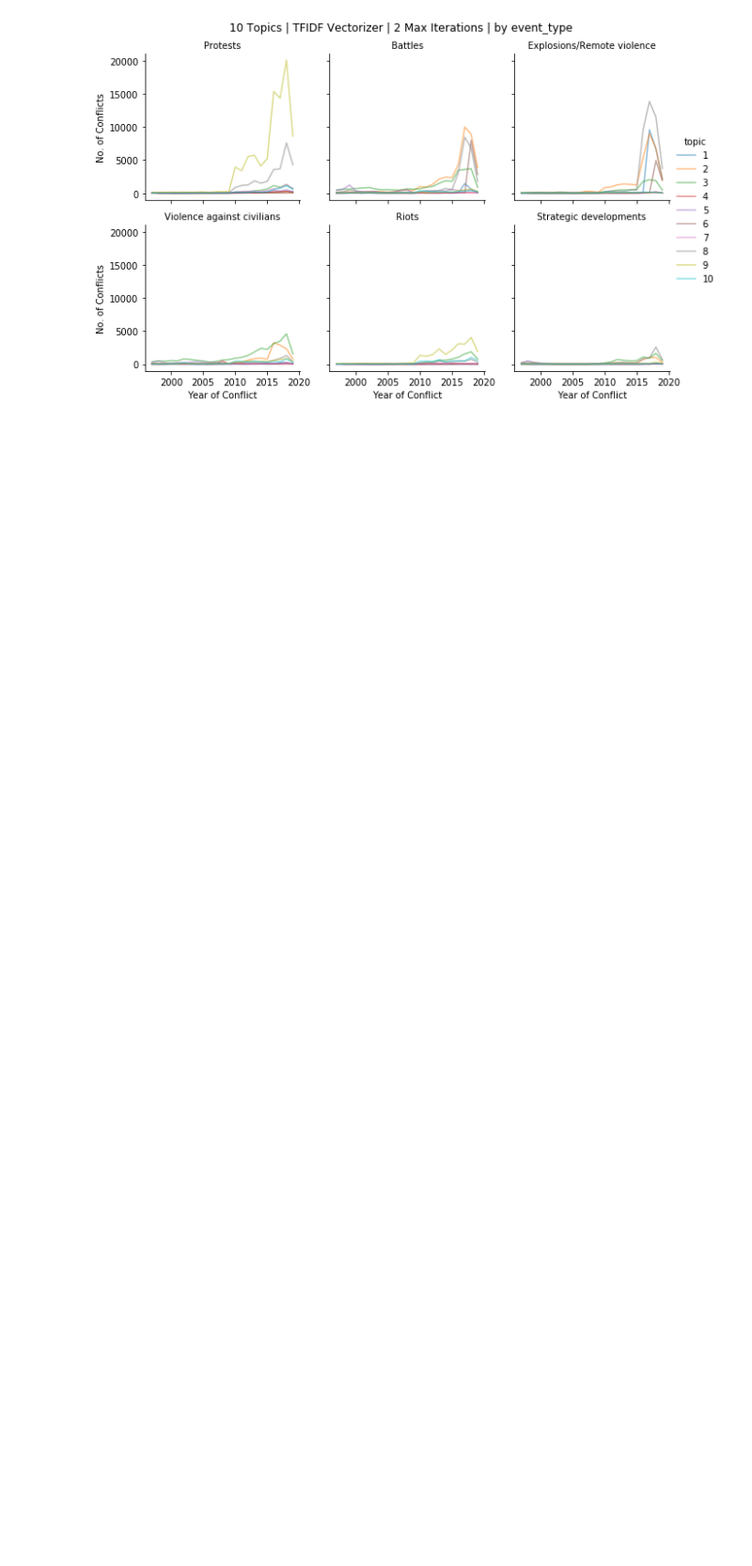
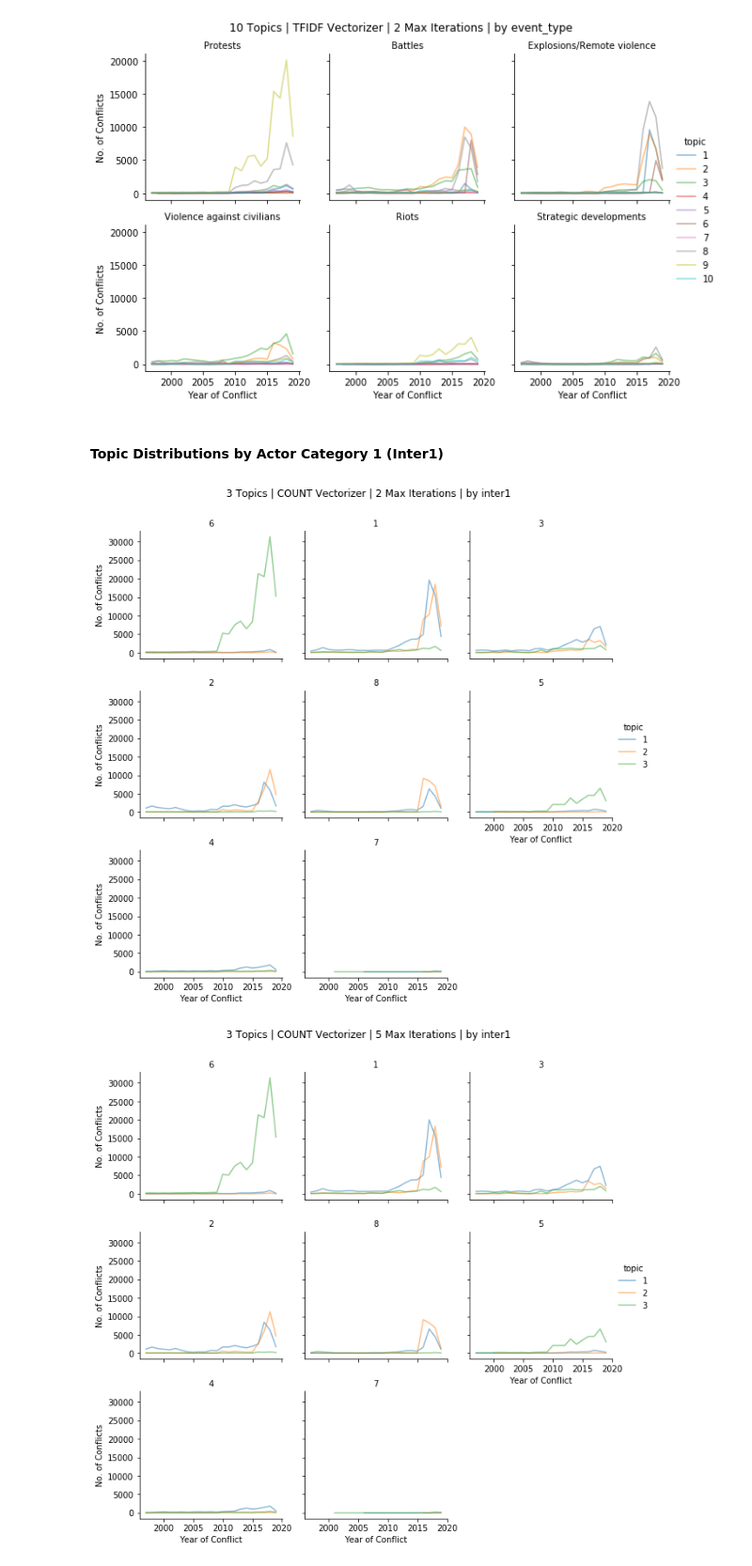
Before and after one commit to darshansumant/ml_nlp_conflict, a Jupyter notebook: Topic_Modeling_runs.ipynb, the cells around one changed output. Shown at 94% size. Drawn from its saved outputs; the diff is of its cells as text; code cells hidden in the pictures; blank space fills up the shorter version.

Commit message:
LDA topic distribution summaries

```diff
--- a/Topic_Modeling_runs.ipynb
+++ b/Topic_Modeling_runs.ipynb
@@ -538,3 +538,11 @@ for lda_obj in tqdm(pickle_dict.keys()):
 [figure]
 [figure]
 [figure]
+# %% [markdown]
+#### Topic Distributions by Actor Category 1 (Inter1)
+# %%
+for lda_obj in tqdm(pickle_dict.keys()):
+    topics_by_region('inter1', lda_obj)
+# %% [output]
+[figure, added]
+[figure, added]
```
Also changed, not shown: parts of 3 cells of this notebook.
